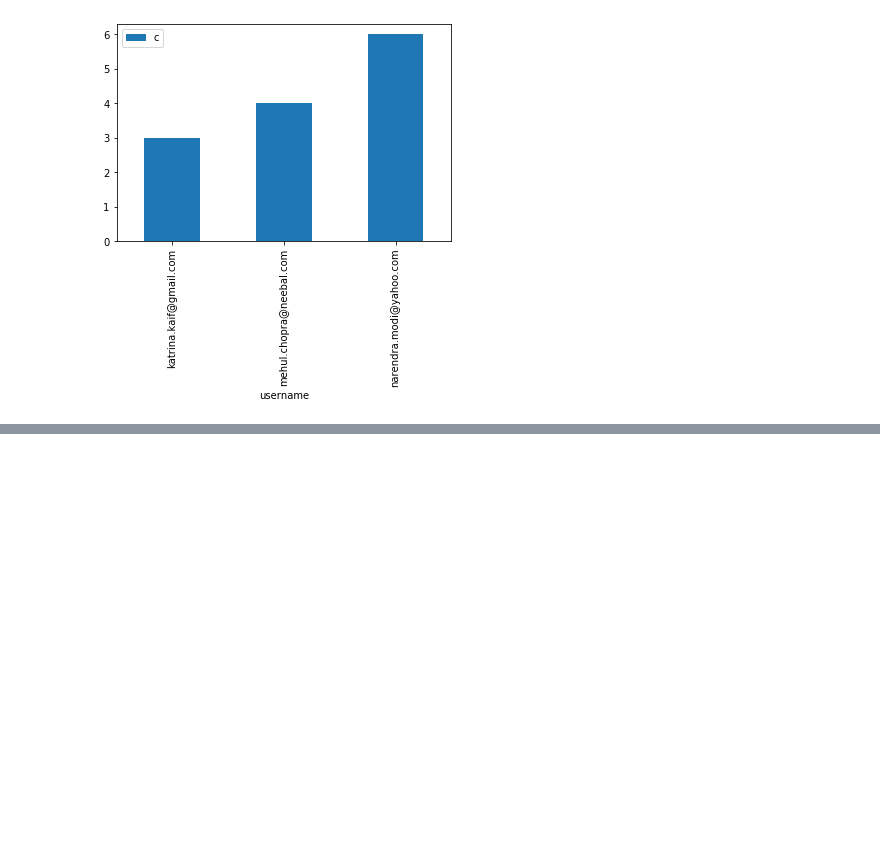
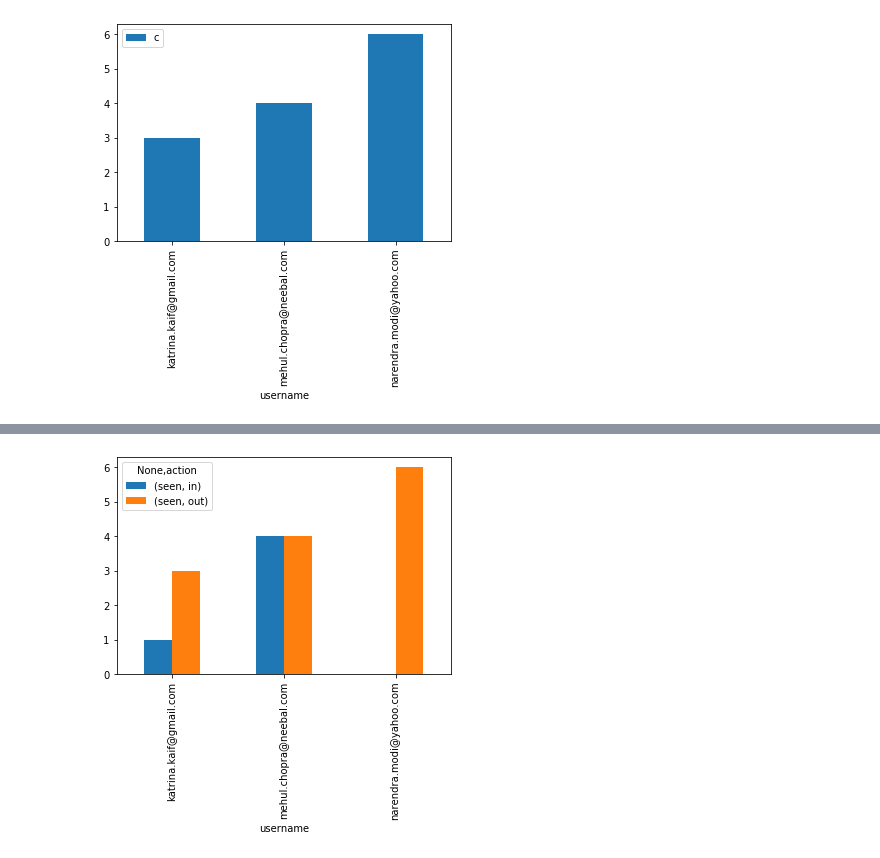
Before and after one commit to IACZ/ivan-data-analytics, a Jupyter notebook: fb_data.ipynb, the cells around one changed output, grey strips where cells are left out. Drawn from its saved outputs; the diff is of its cells as text; code cells hidden in the pictures; blank space fills up the shorter version.

```diff
--- a/fb_data.ipynb
+++ b/fb_data.ipynb
@@ -114,0 +155,3 @@ plt.show()
+# %%
+d2['seen'] = 1
+d2
@@ -114,0 +181,3 @@ plt.show()
+# %%
+d8 = d2.groupby(['username', 'action'])
+d8
@@ -114,0 +186,3 @@ plt.show()
+# %%
+d9 = d8.sum()
+d9
@@ -114,0 +197,7 @@ plt.show()
+# %%
+d10 = d9.unstack()
+d11 = d10.fillna(0)
+d11.plot(kind='bar')
+plt.show()
+# %% [output]
+[figure, added]
```
Also changed, not shown: parts of 7 cells of this notebook, 2 other files.
